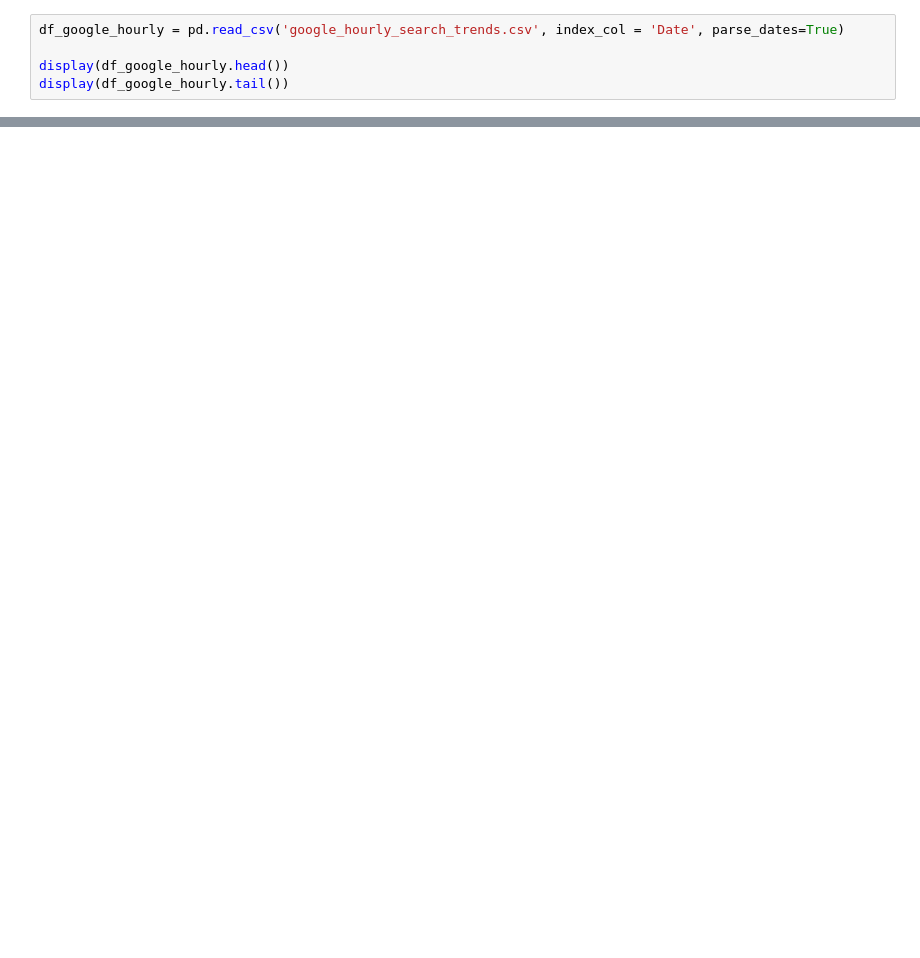
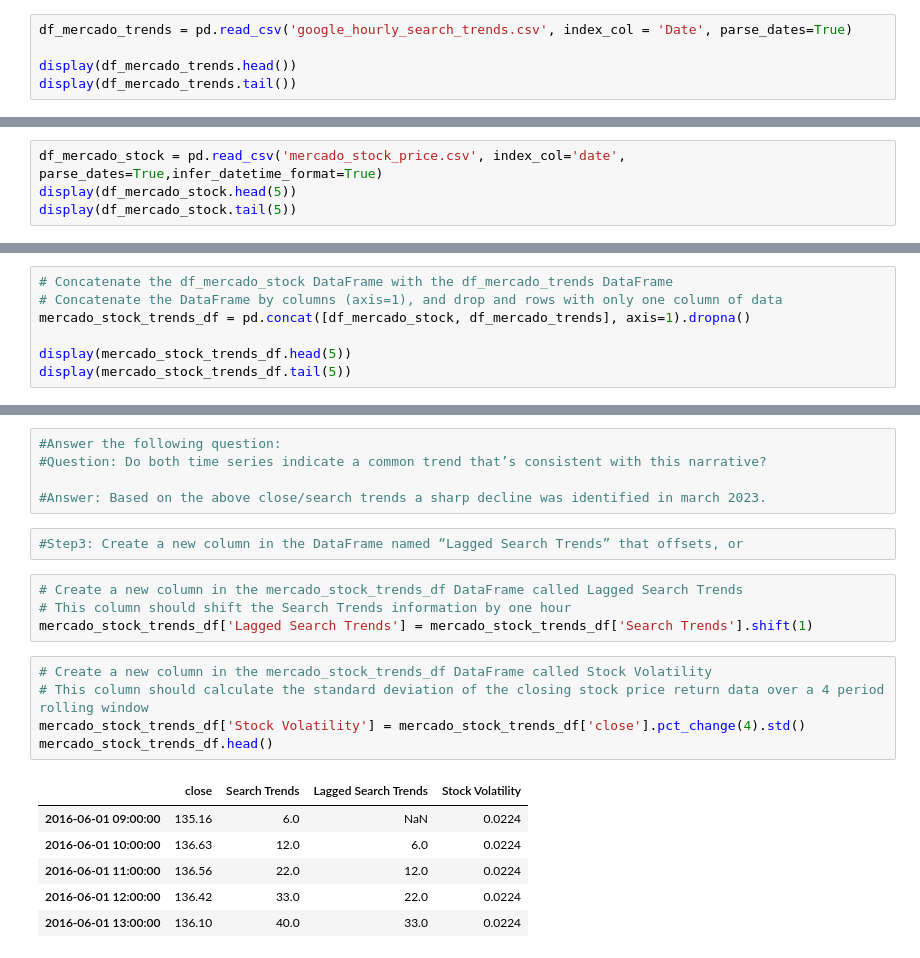
Before and after one commit to sobiiyver/Module-11-Challenge, a Jupyter notebook: Module_11_Challenge.ipynb, the cells around one changed output, grey strips where cells are left out. Saved outputs shown, nothing was run; the diff lists cells and outputs as text; blank space fills up the shorter version.

```diff
--- a/Module_11_Challenge.ipynb
+++ b/Module_11_Challenge.ipynb
@@ -70,8 +68,8 @@ Saving google_hourly_search_trends.csv to google_hourly_search_trends.csv
 # %%
-df_google_hourly = pd.read_csv('google_hourly_search_trends.csv', index_col = 'Date', parse_dates=True)
+df_mercado_trends = pd.read_csv('google_hourly_search_trends.csv', index_col = 'Date', parse_dates=True)
 
-display(df_google_hourly.head())
-display(df_google_hourly.tail())
+display(df_mercado_trends.head())
+display(df_mercado_trends.tail())
 # %% [output]
 |  | Search Trends |
 | Date |  |
@@ -98,0 +180,4 @@ WARNING: Runtime no longer has a reference to this dataframe, please re-run this
+# %%
+df_mercado_stock = pd.read_csv('mercado_stock_price.csv', index_col='date', parse_dates=True,infer_datetime_format=True)
+display(df_mercado_stock.head(5))
+display(df_mercado_stock.tail(5))
@@ -98,0 +210,7 @@ WARNING: Runtime no longer has a reference to this dataframe, please re-run this
+# %%
+# Concatenate the df_mercado_stock DataFrame with the df_mercado_trends DataFrame
+# Concatenate the DataFrame by columns (axis=1), and drop and rows with only one column of data
+mercado_stock_trends_df = pd.concat([df_mercado_stock, df_mercado_trends], axis=1).dropna()
+
+display(mercado_stock_trends_df.head(5))
+display(mercado_stock_trends_df.tail(5))
@@ -98,0 +262,23 @@ WARNING: Runtime no longer has a reference to this dataframe, please re-run this
+# %%
+#Answer the following question:
+#Question: Do both time series indicate a common trend that’s consistent with this narrative?
+
+#Answer: Based on the above close/search trends a sharp decline was identified in march 2023.
+# %%
+#Step3: Create a new column in the DataFrame named “Lagged Search Trends” that offsets, or
+# %%
+# Create a new column in the mercado_stock_trends_df DataFrame called Lagged Search Trends
+# This column should shift the Search Trends information by one hour
+mercado_stock_trends_df['Lagged Search Trends'] = mercado_stock_trends_df['Search Trends'].shift(1)
+# %%
+# Create a new column in the mercado_stock_trends_df DataFrame called Stock Volatility
+# This column should calculate the standard deviation of the closing stock price return data over a 4 period rolling window
+mercado_stock_trends_df['Stock Volatility'] = mercado_stock_trends_df['close'].pct_change(4).std()
+mercado_stock_trends_df.head()
+# %% [output]
+|  | close | Search Trends | Lagged Search Trends | Stock Volatility |
+| 2016-06-01 09:00:00 | 135.16 | 6.0 | NaN | 0.0224 |
+| 2016-06-01 10:00:00 | 136.63 | 12.0 | 6.0 | 0.0224 |
+| 2016-06-01 11:00:00 | 136.56 | 22.0 | 12.0 | 0.0224 |
+| 2016-06-01 12:00:00 | 136.42 | 33.0 | 22.0 | 0.0224 |
+| 2016-06-01 13:00:00 | 136.10 | 40.0 | 33.0 | 0.0224 |
```
Also changed, not shown: parts of 42 cells of this notebook.
